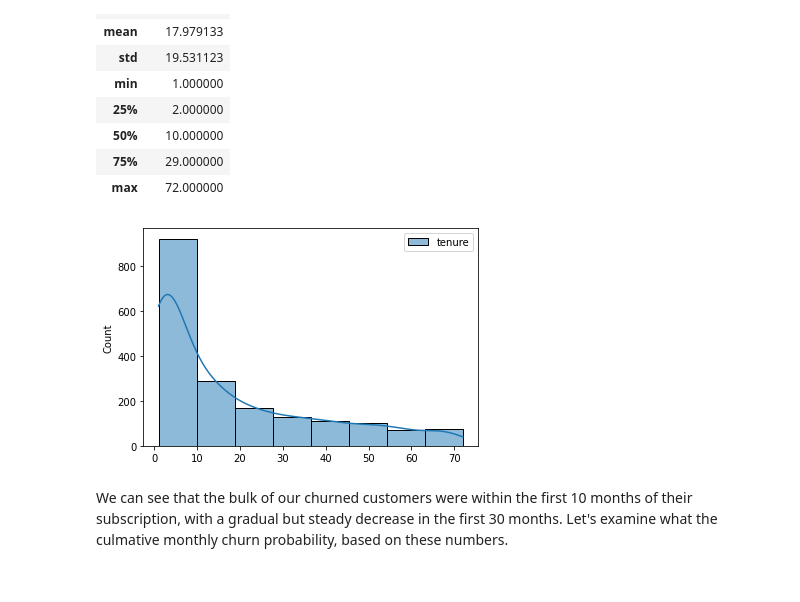
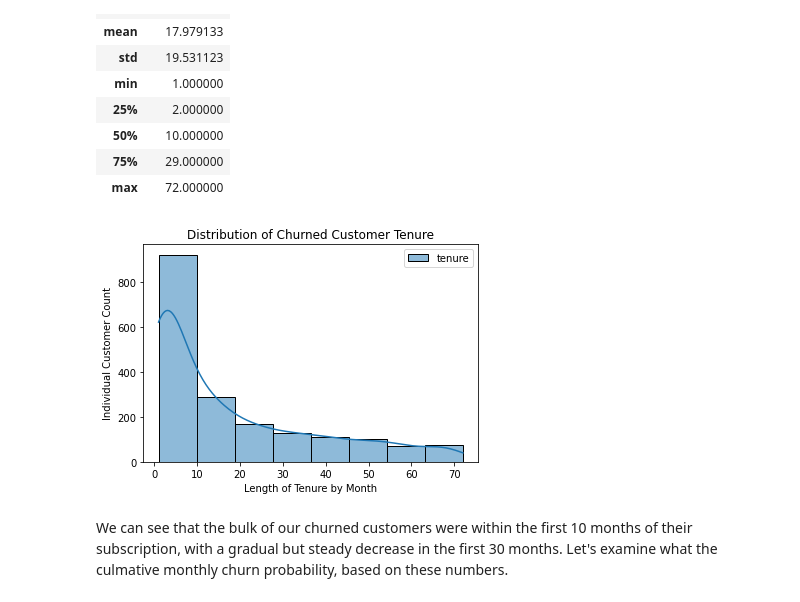
Before and after one commit to MDMHemsley/ChurnPractice, a Jupyter notebook: Exploratory Data Analysis.ipynb, the cells around one changed output. Cells and saved outputs as stored; diff of their text form; code cells hidden in the pictures.

```diff
--- a/Exploratory Data Analysis.ipynb
+++ b/Exploratory Data Analysis.ipynb
@@ -318,9 +328,14 @@ tenure_churned_df.describe()
 | max | 72.000000 |
 # %%
 #Creating a histogram to examine the distribution of the data for trends and patterns
+
+plt.title('Distribution of Churned Customer Tenure')
+plt.xlabel('Length of Tenure by Month')
+plt.ylabel('Individual Customer Count')
 sns.histplot(data=tenure_churned_df, kde=True,bins=int(np.sqrt(72)));
+plt.savefig('./assets/churned_tenure_distribution.png')
 # %% [output]
-[figure, old version]
+[figure, new version]
 # %% [markdown]
 We can see that the bulk of our churned customers were within the first 10 months of their subscription, with a gradual but steady decrease in the first 30 months. Let's examine what the culmative monthly churn probability, based on these numbers.
 # %%
```
Also changed, not shown: parts of 37 cells of this notebook, 4 other files.
